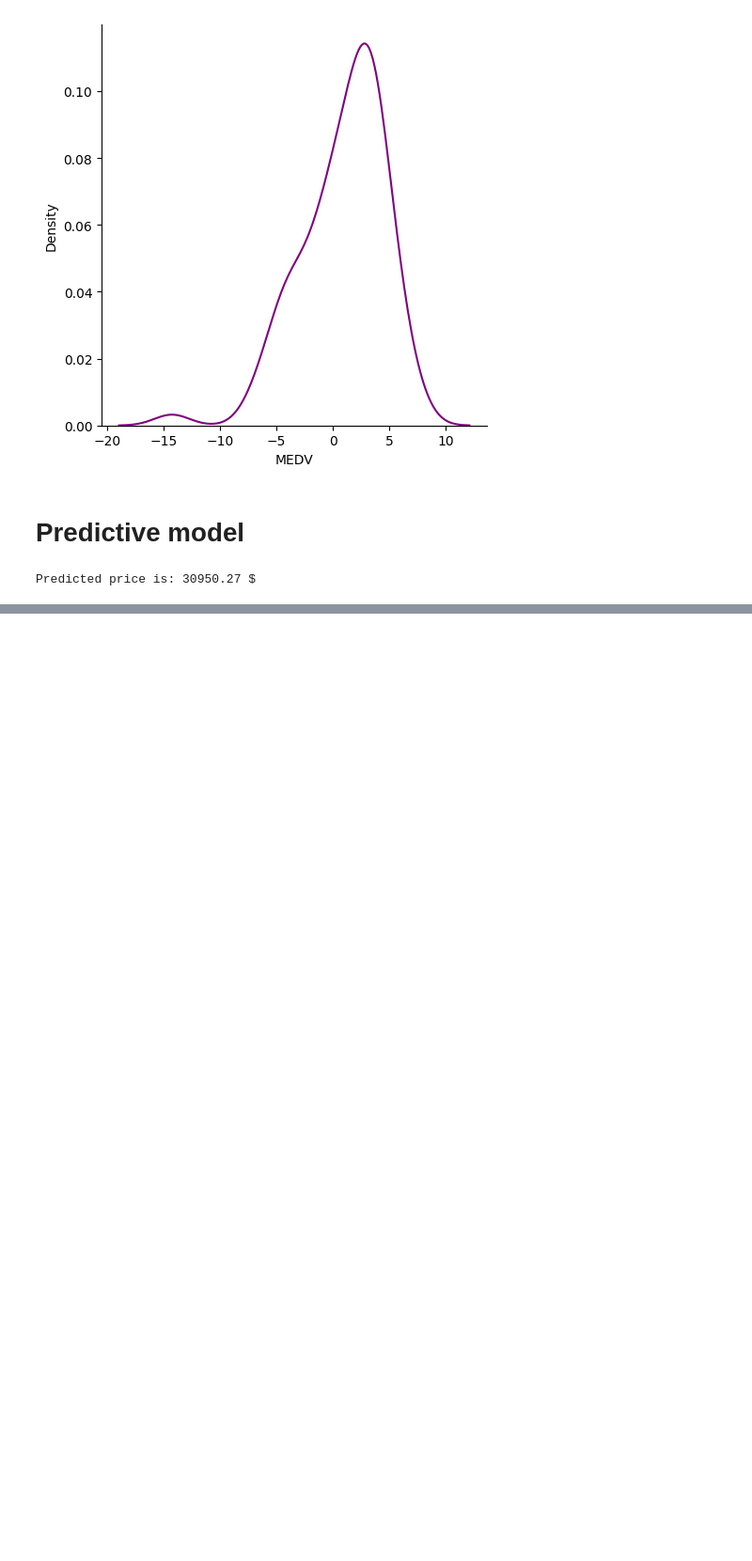
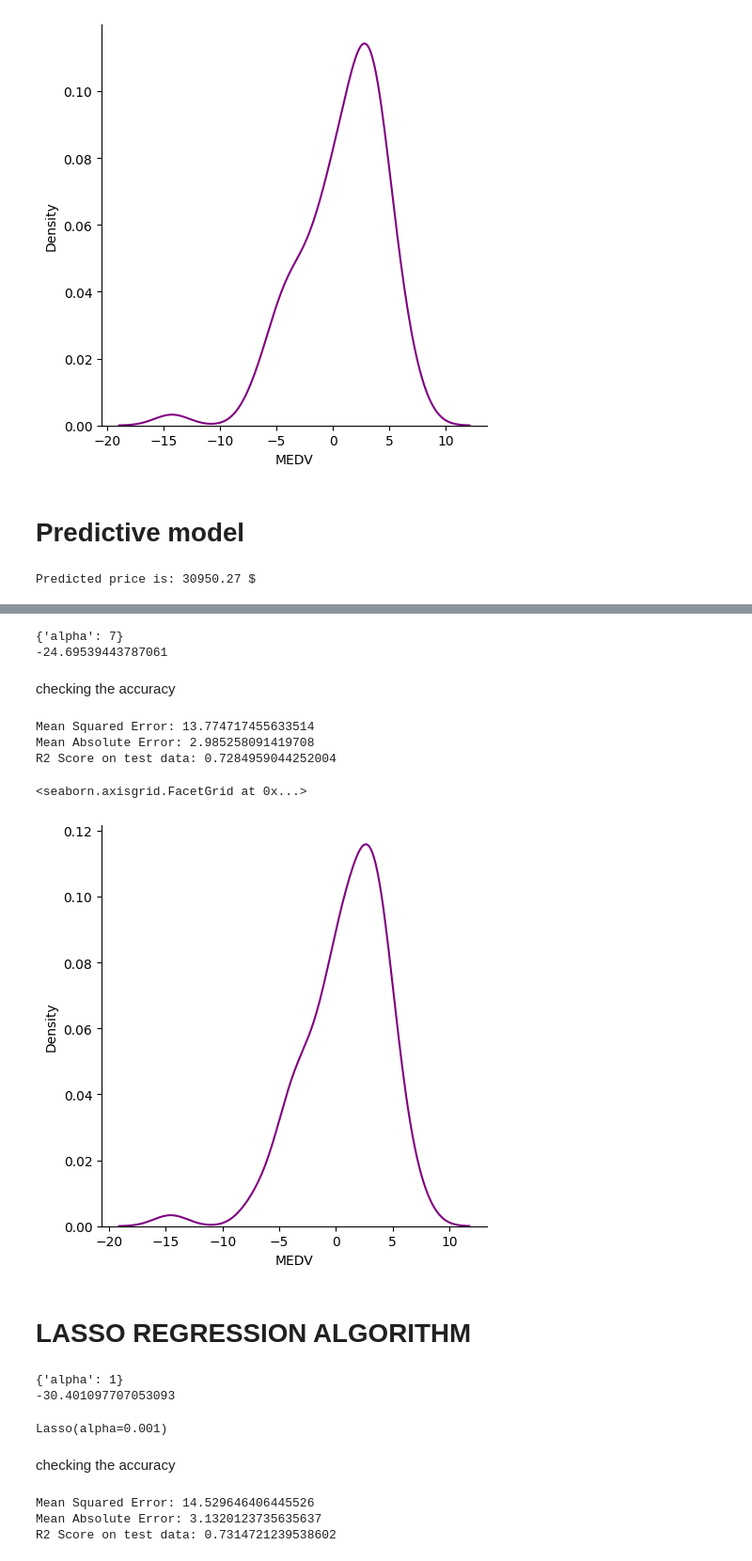
Before and after one commit to yanicodeverse/boston_house, a Jupyter notebook: boston_house.ipynb, the cells around one changed output, grey strips where cells are left out. Shown at 94% size. Saved outputs shown, nothing was run; the diff lists cells and outputs as text; code cells hidden in the pictures; blank space fills up the shorter version.

Commit message:
ADDED: ridge and lasso regression

```diff
--- a/boston_house.ipynb
+++ b/boston_house.ipynb
@@ -262,0 +273,41 @@ Predicted price is: 30950.27 $
+# %%
+ridge_model = Ridge(alpha=7.0)
+# %%
+parameters = {"alpha": [1,2,3,4,5,6,7,8,9,10, 15, 20, 25, 30, 35, 40, 45, 50, 55, 60, 65, 70, 75, 80, 85, 90, 95, 100]}
+ridgeCV = GridSearchCV(ridge_model, parameters, scoring='neg_mean_squared_error', cv=10)
+# %%
+ridgeCV.fit(train_X_scaled, train_y)
+print(ridgeCV.best_params_)
+
+print(ridgeCV.best_score_)
+# %% [output]
+{'alpha': 7}
+-24.69539443787061
+# %%
+ridge_model.fit(train_X_scaled, train_y)
+
+ridge_predicted_y = ridge_model.predict(test_X_scaled)
+# %% [markdown]
+checking the accuracy
+# %%
+# Mean Squared Error
+mse = mean_squared_error(ridge_predicted_y,test_y)
+# Mean Absolute Error
+mae = mean_absolute_error(ridge_predicted_y,test_y)
+# R2 Score
+score = r2_score(ridge_predicted_y,test_y)
+
+print(f"Mean Squared Error: {mse}")
+print(f"Mean Absolute Error: {mae}")
+print(f"R2 Score on test data: {score}")
+# %% [output]
+Mean Squared Error: 13.774717455633514
+Mean Absolute Error: 2.985258091419708
+R2 Score on test data: 0.7284959044252004
+# %%
+sns.displot((ridge_predicted_y-test_y), kind='kde', color='purple')
+# %% [output]
+<seaborn.axisgrid.FacetGrid at 0x...>
+[figure, added]
+# %% [markdown]
+# LASSO REGRESSION ALGORITHM
@@ -262,0 +322,11 @@ Predicted price is: 30950.27 $
+# %%
+lassoCV.fit(train_X_scaled, train_y)
+print(lassoCV.best_params_)
+print(lassoCV.best_score_)
+# %% [output]
+{'alpha': 1}
+-30.401097707053093
+# %%
+lasso_model.fit(train_X_scaled, train_y)
+# %% [output]
+Lasso(alpha=0.001)
@@ -262,0 +335,17 @@ Predicted price is: 30950.27 $
+# %% [markdown]
+checking the accuracy
+# %%
+# Mean Squared Error
+mse = mean_squared_error(lasso_predicted_y,test_y)
+# Mean Absolute Error
+mae = mean_absolute_error(lasso_predicted_y,test_y)
+# R2 Score
+score = r2_score(lasso_predicted_y,test_y)
+
+print(f"Mean Squared Error: {mse}")
+print(f"Mean Absolute Error: {mae}")
+print(f"R2 Score on test data: {score}")
+# %% [output]
+Mean Squared Error: 14.529646406445526
+Mean Absolute Error: 3.1320123735635637
+R2 Score on test data: 0.7314721239538602
```
Also changed, not shown: parts of 10 cells of this notebook.
